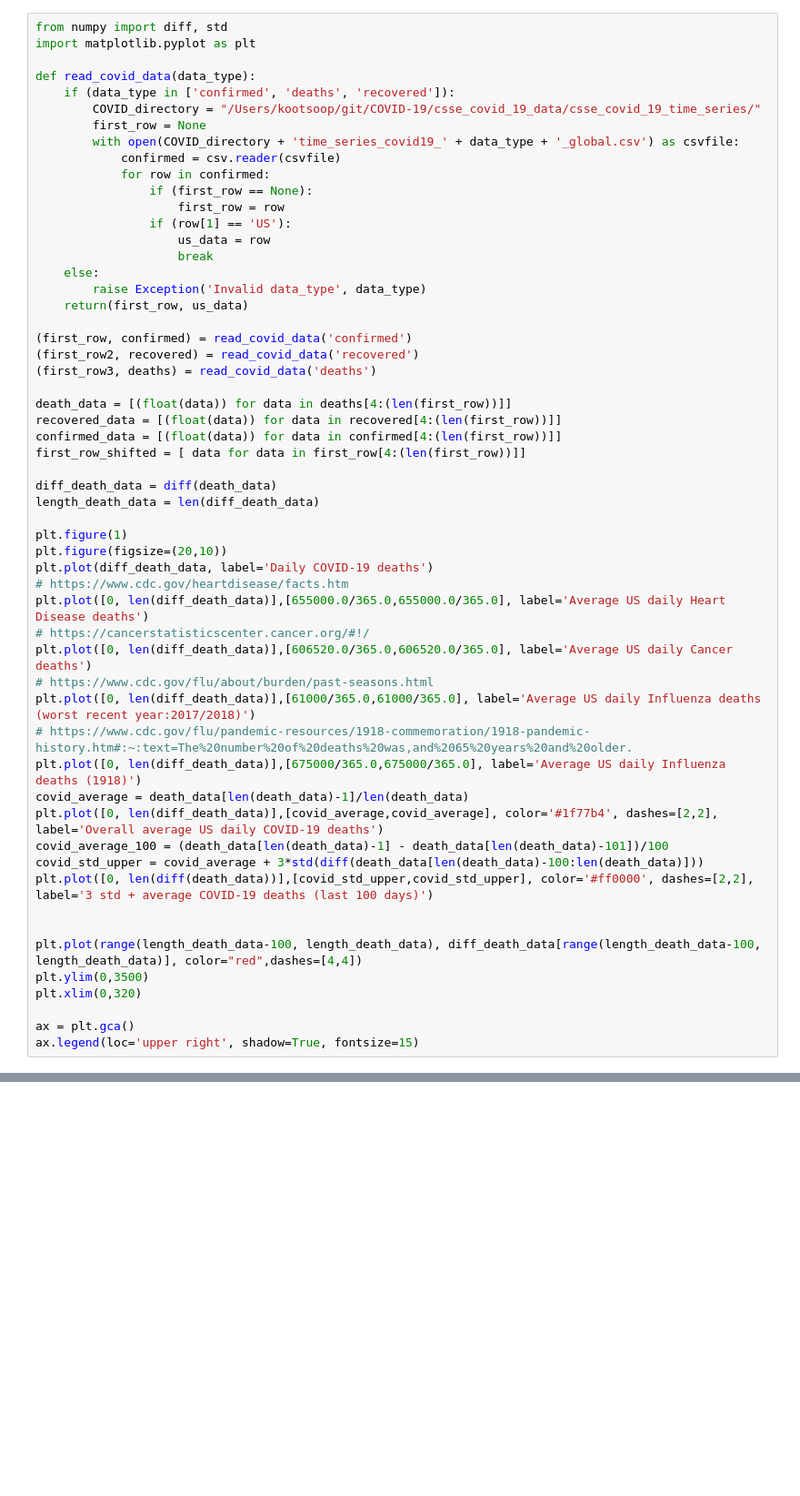
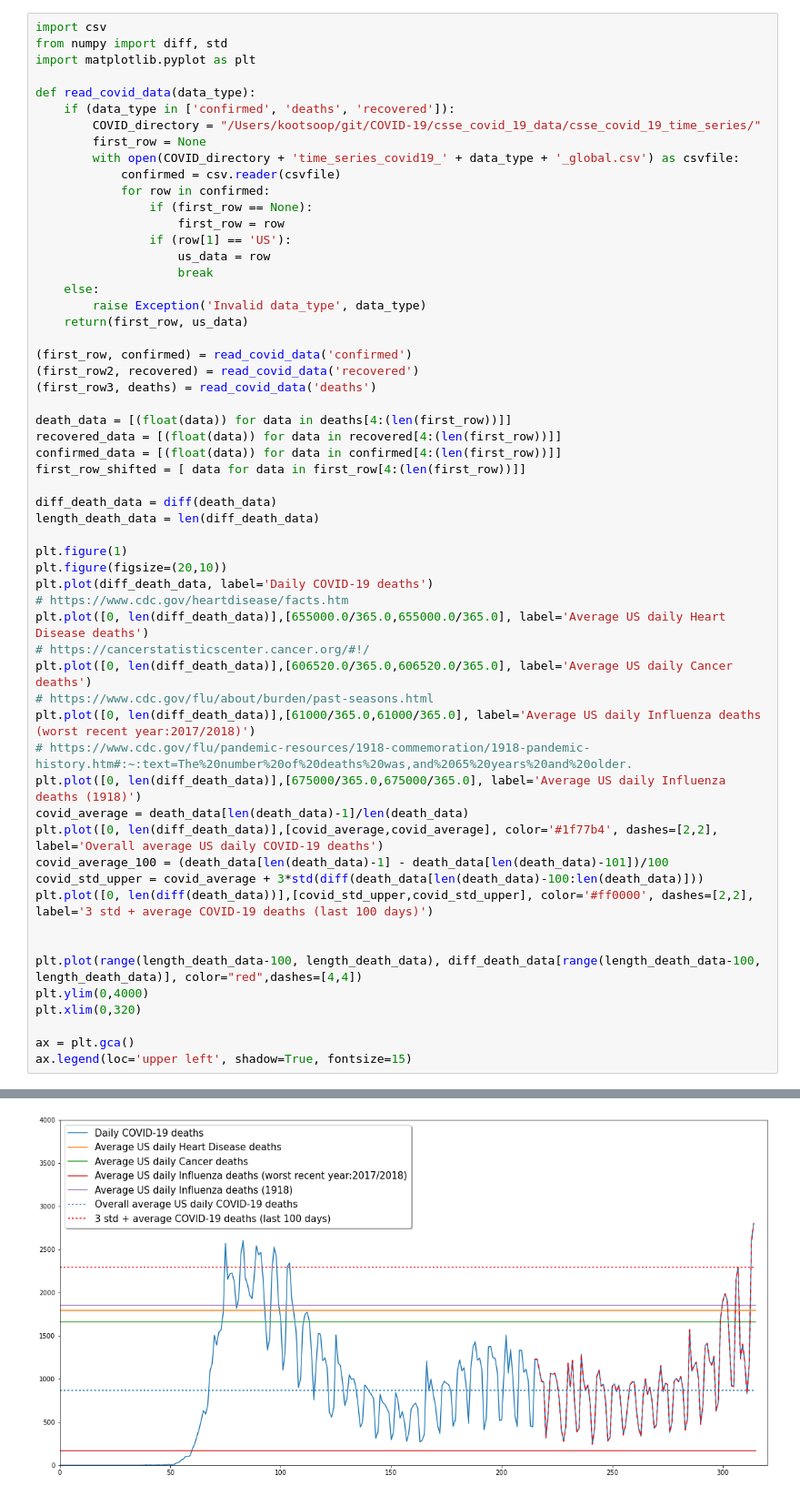
Before and after one commit to kootsoop/DSP.SE, a Jupyter notebook: Python/DeathRateComparisons.ipynb, the cells around one changed output, grey strips where cells are left out. Shown at 91% size. Drawn from its saved outputs; the diff is of its cells as text; blank space fills up the shorter version.

Commit message:
Moved legend for latest burst.

```diff
--- a/Python/DeathRateComparisons.ipynb
+++ b/Python/DeathRateComparisons.ipynb
@@ -1,4 +1,5 @@
 # %%
+import csv
 from numpy import diff, std
 import matplotlib.pyplot as plt
 
@@ -49,9 +50,9 @@ plt.plot([0, len(diff(death_data))],[covid_std_upper,covid_std_upper], color='#f
 
 
 plt.plot(range(length_death_data-100, length_death_data), diff_death_data[range(length_death_data-100, length_death_data)], color="red",dashes=[4,4])
-plt.ylim(0,3500)
+plt.ylim(0,4000)
 plt.xlim(0,320)
 
 ax = plt.gca()
-ax.legend(loc='upper right', shadow=True, fontsize=15)
+ax.legend(loc='upper left', shadow=True, fontsize=15)
 # %% [output]
@@ -59,3 +61,4 @@ NameError: name 'csv' is not defined
+[figure, added]
 # %%
 # Attempt to accumulate data by week of year.
 from datetime import datetime
```
Also changed, not shown: parts of 3 cells of this notebook, 2 other files.
